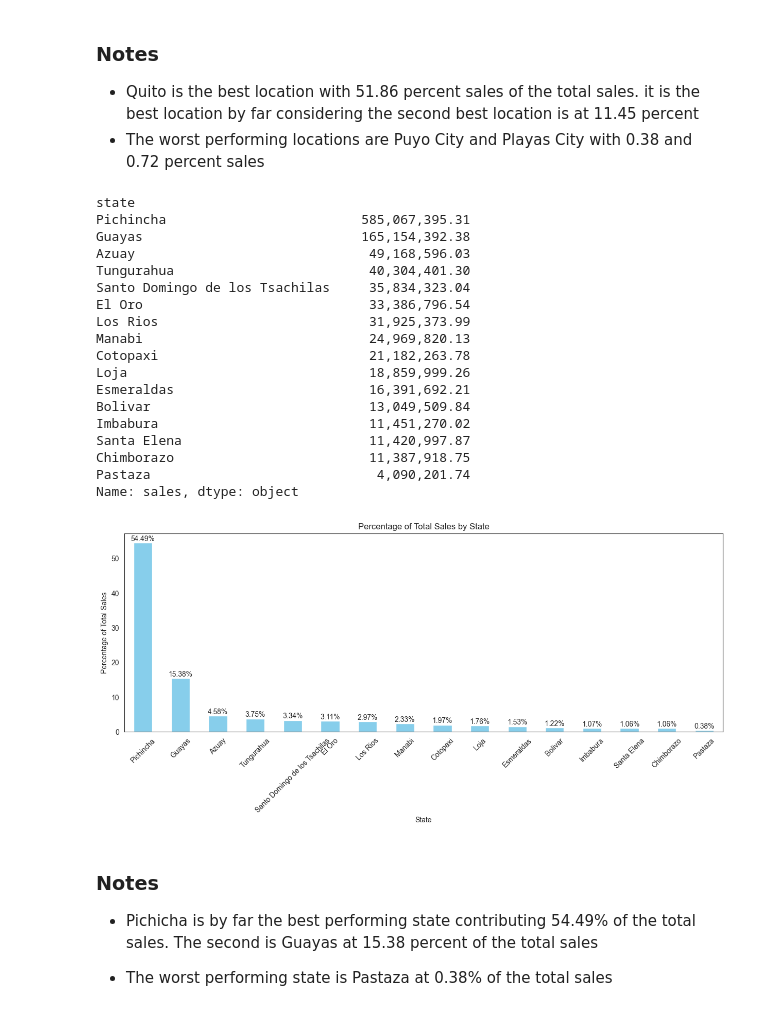
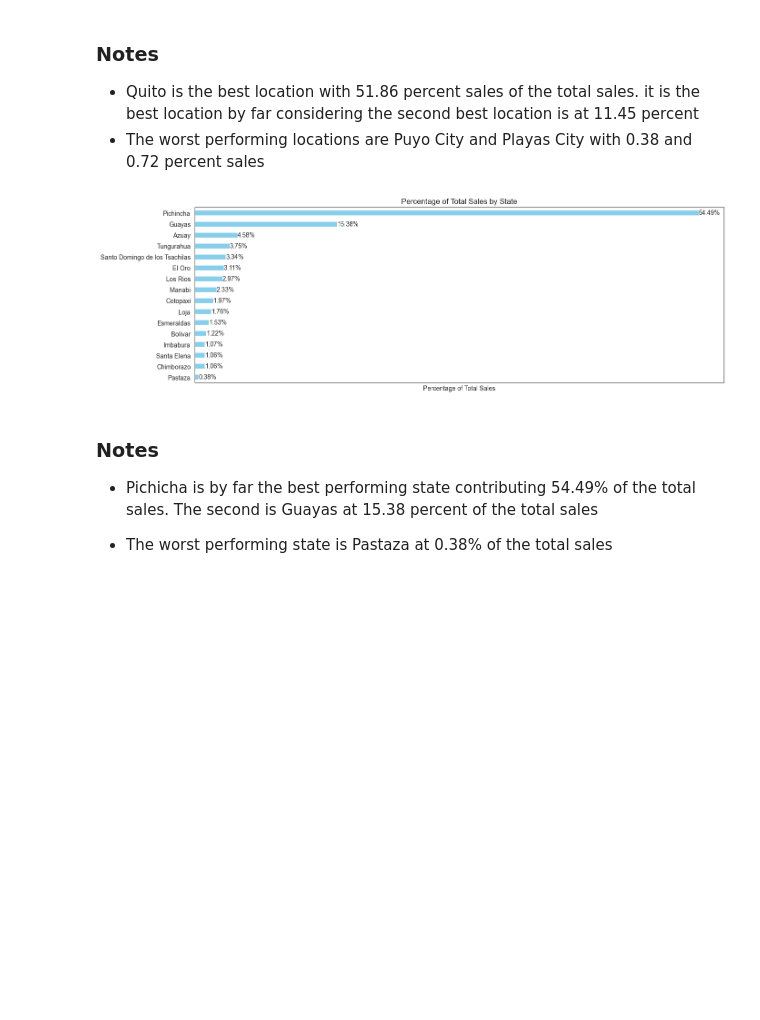
Before and after one commit to murithidenisgitobu/Time-Series-Regression-Analysis-Corporation-Favorita-, a Jupyter notebook: Time Series Regression Analysis - Corporation Favorita.ipynb, the cells around one changed output. Saved outputs shown, nothing was run; the diff lists cells and outputs as text; code cells hidden in the pictures; blank space fills up the shorter version.

```diff
--- a/Time Series Regression Analysis - Corporation Favorita.ipynb
+++ b/Time Series Regression Analysis - Corporation Favorita.ipynb
@@ -1026,26 +1026,21 @@ Name: sales, dtype: object
 # %%
 # Calculate total sales by city
 city_sales = str_train.groupby('city')['sales'].sum().sort_values(ascending=False)
-print(city_sales.map('{:,.2f}'.format))
-
-# Calculate overall total sales
-overall_sales = str_train['sales'].sum()
 
 # Calculate the percentage of each city's sales over the overall sales
 percentage_sales = (city_sales / overall_sales) * 100
 
-# Plot a barplot to visualize the percentage of sales by city
-plt.figure(figsize=(15, 5))
-percentage_sales_sorted = percentage_sales.sort_values(ascending=False)
-percentage_sales_sorted.plot.bar(color='skyblue')
+# Plot a horizontal bar plot to visualize the percentage of sales by city
+plt.figure(figsize=(15, 7))
+percentage_sales_sorted = percentage_sales.sort_values(ascending=True)
+percentage_sales_sorted.plot.barh(color='skyblue')
 
 # Add labels to the bars
-for i, percentage in enumerate(percentage_sales_sorted):
-    plt.text(i, percentage + 0.1, f"{percentage:.2f}%", ha='center', va='bottom')
+for index, value in enumerate(percentage_sales_sorted):
+    plt.text(value, index, f'{value:.2f}%', ha='left', va='center')
 
 plt.title('Percentage of Total Sales by City')
-plt.xlabel('City')
-plt.ylabel('Percentage of Total Sales')
-plt.xticks(rotation=45)
+plt.xlabel('Percentage of Total Sales')
+plt.ylabel('City')
 plt.show()
 # %% [output]
@@ -1074,48 +1052,29 @@ Name: sales, dtype: object
 # %%
 # Calculate total sales by state
 state_sales = str_train.groupby('state')['sales'].sum().sort_values(ascending=False)
-print(state_sales.map('{:,.2f}'.format))
 
 # Calculate overall total sales
 overall_sales = str_train['sales'].sum()
 
 # Calculate the percentage of each state's sales over the overall sales
 percentage_sales = (state_sales / overall_sales) * 100
 
-# Plot a barplot to visualize the percentage of sales by state
+# Plot a horizontal bar plot to visualize the percentage of sales by state
 plt.figure(figsize=(15, 5))
-percentage_sales_sorted = percentage_sales.sort_values(ascending=False)
-percentage_sales_sorted.plot.bar(color='skyblue')
+percentage_sales_sorted = percentage_sales.sort_values(ascending=True)
+percentage_sales_sorted.plot.barh(color='skyblue')
 
 # Add labels to the bars
-for i, percentage in enumerate(percentage_sales_sorted):
-    plt.text(i, percentage + 0.1, f"{percentage:.2f}%", ha='center', va='bottom')
+for index, value in enumerate(percentage_sales_sorted):
+    plt.text(value, index, f'{value:.2f}%', ha='left', va='center')
 
 plt.title('Percentage of Total Sales by State')
-plt.xlabel('State')
-plt.ylabel('Percentage of Total Sales')
-plt.xticks(rotation=45)
+plt.xlabel('Percentage of Total Sales')
+plt.xticks([])
+plt.ylabel('')
 plt.show()
 # %% [output]
-state
-Pichincha                         585,067,395.31
-Guayas                            165,154,392.38
-Azuay                              49,168,596.03
-Tungurahua                         40,304,401.30
-Santo Domingo de los Tsachilas     35,834,323.04
-El Oro                             33,386,796.54
-Los Rios                           31,925,373.99
-Manabi                             24,969,820.13
-Cotopaxi                           21,182,263.78
-Loja                               18,859,999.26
-Esmeraldas                         16,391,692.21
-Bolivar                            13,049,509.84
-Imbabura                           11,451,270.02
-Santa Elena                        11,420,997.87
-Chimborazo                         11,387,918.75
-Pastaza                             4,090,201.74
-Name: sales, dtype: object
-[figure, old version]
+[figure, new version]
 # %% [markdown]
 ### **Notes**
 - Pichicha is by far the best performing state contributing 54.49% of the total sales. The second is Guayas at 15.38 percent of the total sales
```
Also changed, not shown: parts of 7 cells of this notebook.
